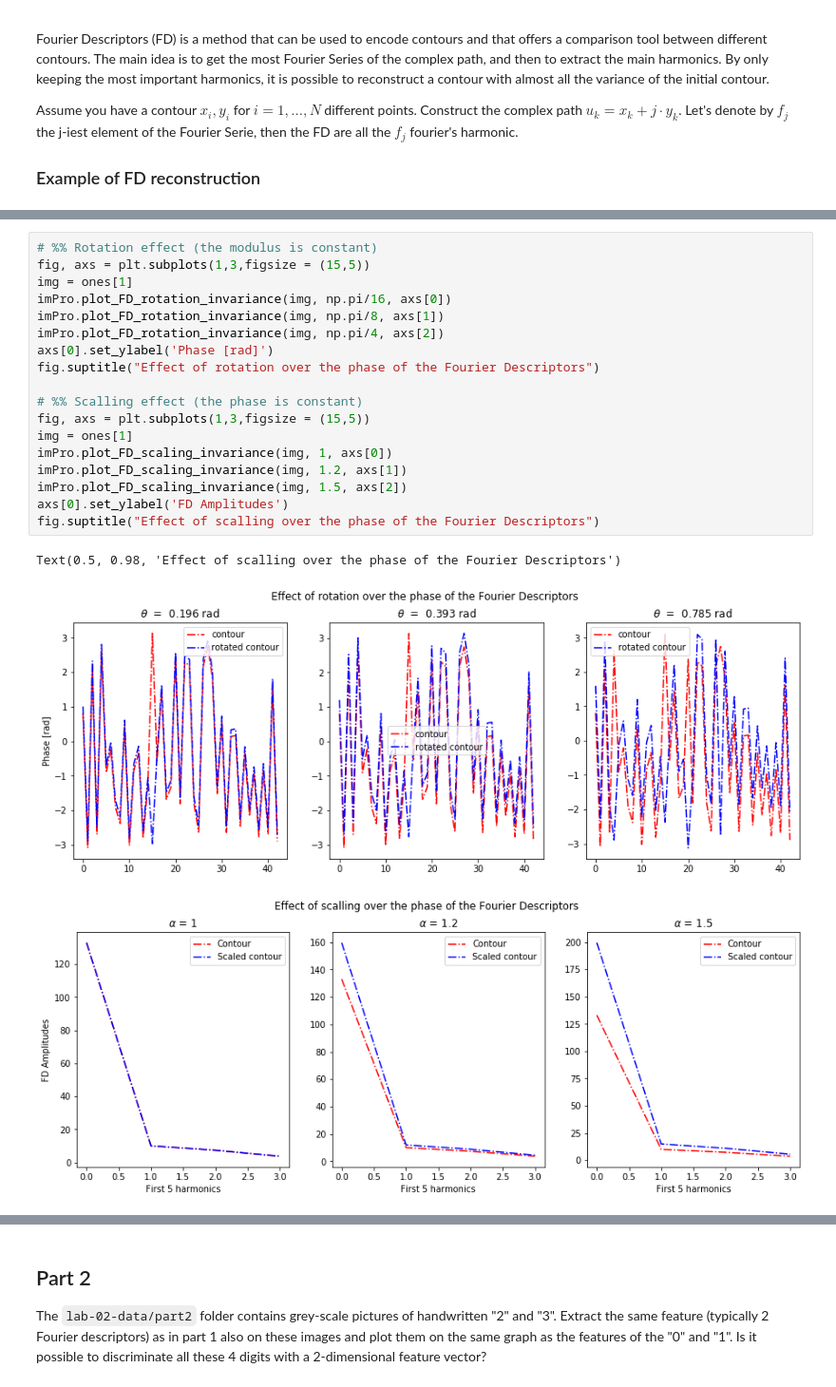
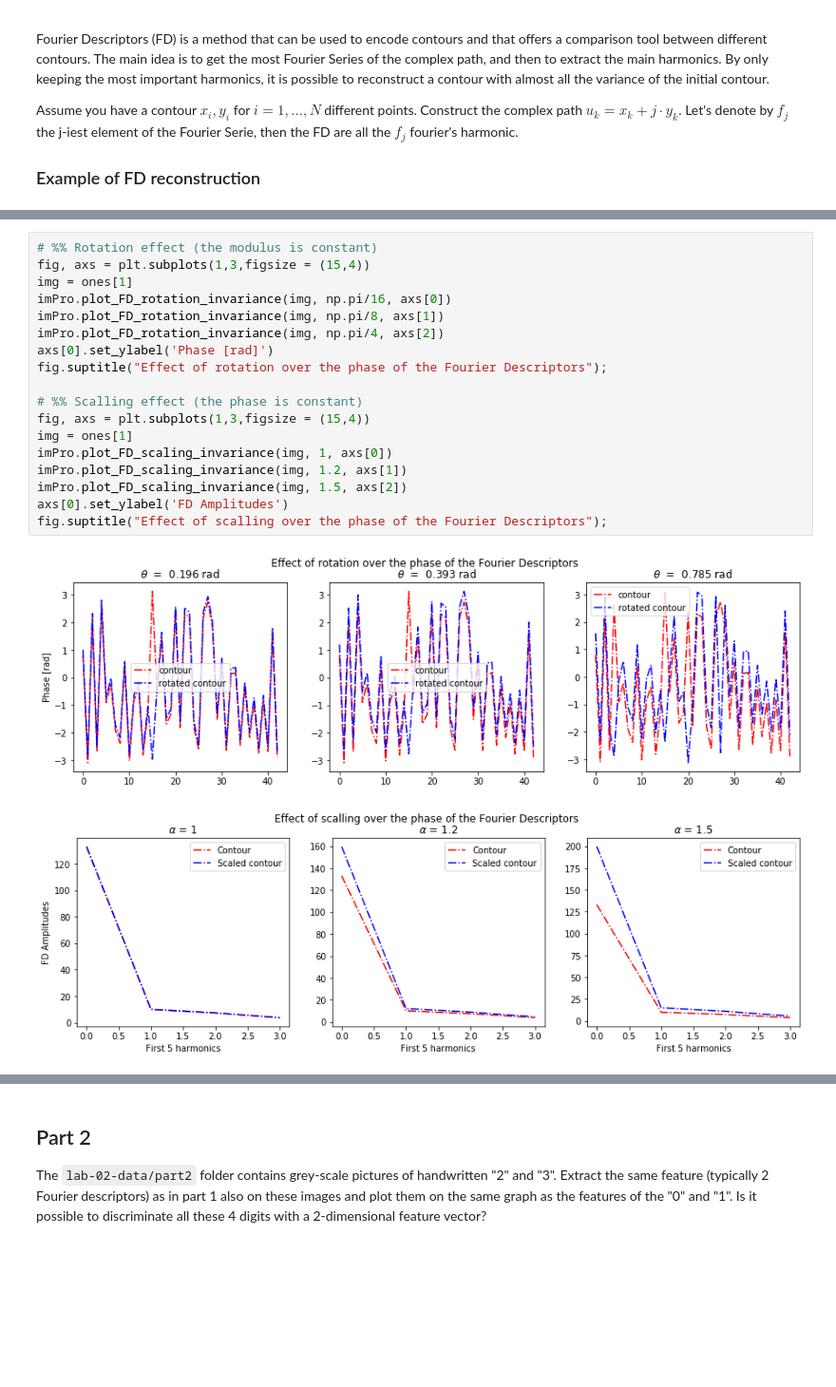
Before and after one commit to arthurBricq/ImageAnalysisLabs, a Jupyter notebook: lab02/lab_02_object_description.ipynb, the cells around one changed output, grey strips where cells are left out. Shown at 95% size. Drawn from its saved outputs; the diff is of its cells as text; blank space fills up the shorter version.

```diff
--- a/lab02/lab_02_object_description.ipynb
+++ b/lab02/lab_02_object_description.ipynb
@@ -147,22 +139,21 @@ The following block illustrates the effect of rotation and of scalling, just as
 # %%
 # %% Rotation effect (the modulus is constant)
-fig, axs = plt.subplots(1,3,figsize = (15,5))
+fig, axs = plt.subplots(1,3,figsize = (15,4))
 img = ones[1]
 imPro.plot_FD_rotation_invariance(img, np.pi/16, axs[0])
 imPro.plot_FD_rotation_invariance(img, np.pi/8, axs[1])
 imPro.plot_FD_rotation_invariance(img, np.pi/4, axs[2])
 axs[0].set_ylabel('Phase [rad]')
-fig.suptitle("Effect of rotation over the phase of the Fourier Descriptors")
+fig.suptitle("Effect of rotation over the phase of the Fourier Descriptors");
 
 # %% Scalling effect (the phase is constant)
-fig, axs = plt.subplots(1,3,figsize = (15,5))
+fig, axs = plt.subplots(1,3,figsize = (15,4))
 img = ones[1]
 imPro.plot_FD_scaling_invariance(img, 1, axs[0])
 imPro.plot_FD_scaling_invariance(img, 1.2, axs[1])
 imPro.plot_FD_scaling_invariance(img, 1.5, axs[2])
 axs[0].set_ylabel('FD Amplitudes')
-fig.suptitle("Effect of scalling over the phase of the Fourier Descriptors")
+fig.suptitle("Effect of scalling over the phase of the Fourier Descriptors");
 # %% [output]
-Text(0.5, 0.98, 'Effect of scalling over the phase of the Fourier Descriptors')
-[figure, old version]
+[figure, new version]
-[figure, old version]
+[figure, new version]
```
Also changed, not shown: parts of 13 cells of this notebook, 3 other files.
